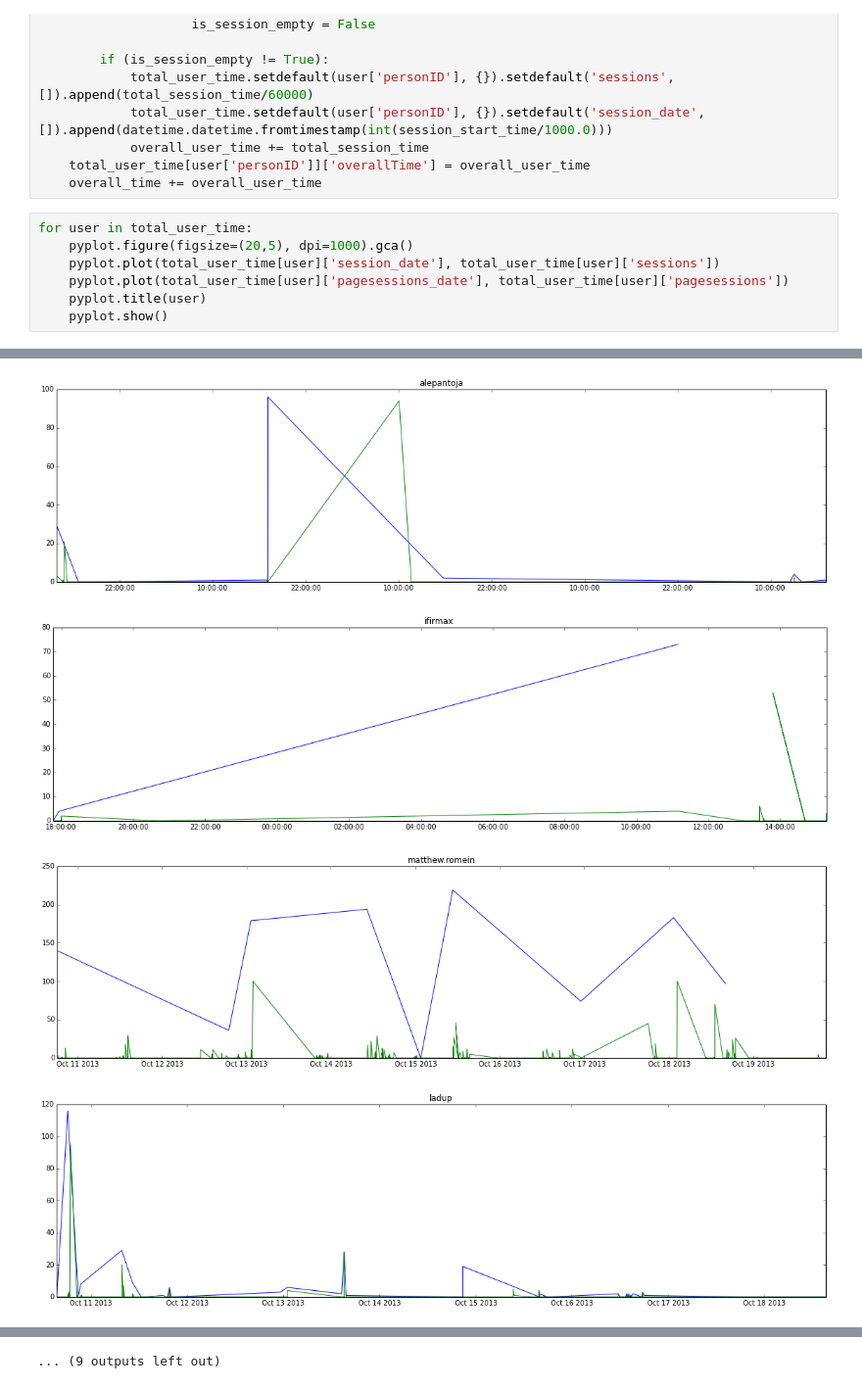
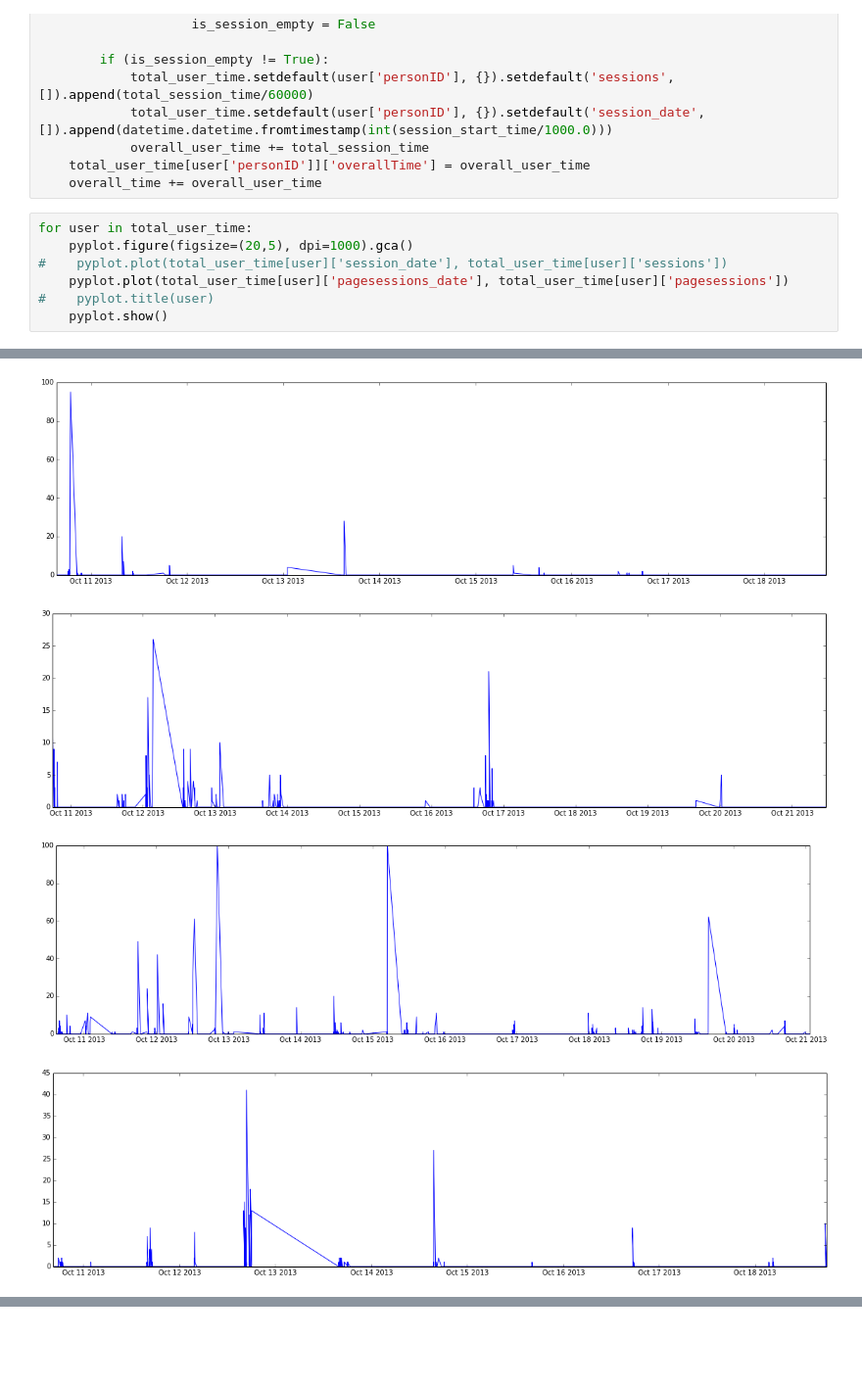
Before and after one commit to shilpan/FBTimerDataAnalysis, a Jupyter notebook: fbTimer Data Analysis.ipynb, the cells around one changed output, grey strips where cells are left out. Shown at 98% size. Saved outputs shown, nothing was run; the diff lists cells and outputs as text; blank space fills up the shorter version.

```diff
--- a/fbTimer Data Analysis.ipynb
+++ b/fbTimer Data Analysis.ipynb
@@ -37,8 +37,8 @@ for user in fb_timer_data:
 # %%
 for user in total_user_time:
     pyplot.figure(figsize=(20,5), dpi=1000).gca()
-    pyplot.plot(total_user_time[user]['session_date'], total_user_time[user]['sessions'])
+#    pyplot.plot(total_user_time[user]['session_date'], total_user_time[user]['sessions'])
     pyplot.plot(total_user_time[user]['pagesessions_date'], total_user_time[user]['pagesessions'])
-    pyplot.title(user)
+#    pyplot.title(user)
     pyplot.show()
 # %% [output]
@@ -48,4 +48,4 @@ for user in total_user_time:
-[figure, old version]
+[figure, new version]
-[figure, old version]
+[figure, new version]
-[figure, old version]
+[figure, new version]
-[figure, old version]
+[figure, new version]
@@ -57 +53,0 @@ for user in total_user_time:
-... (9 outputs left out)
```
Also changed, not shown: parts of 1 cell of this notebook.
